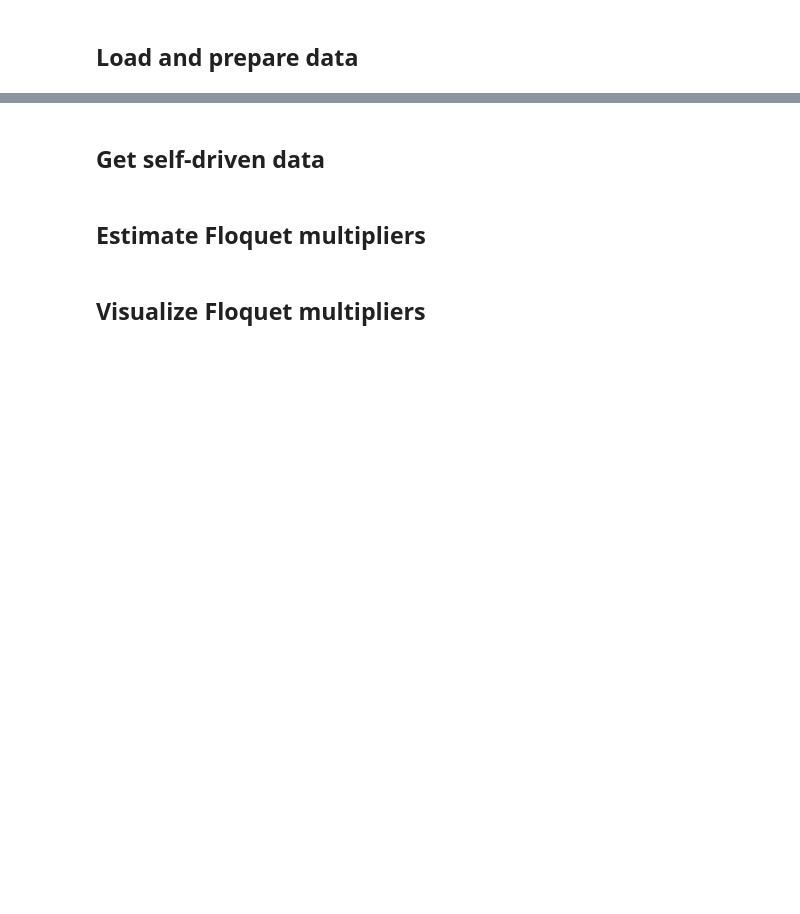
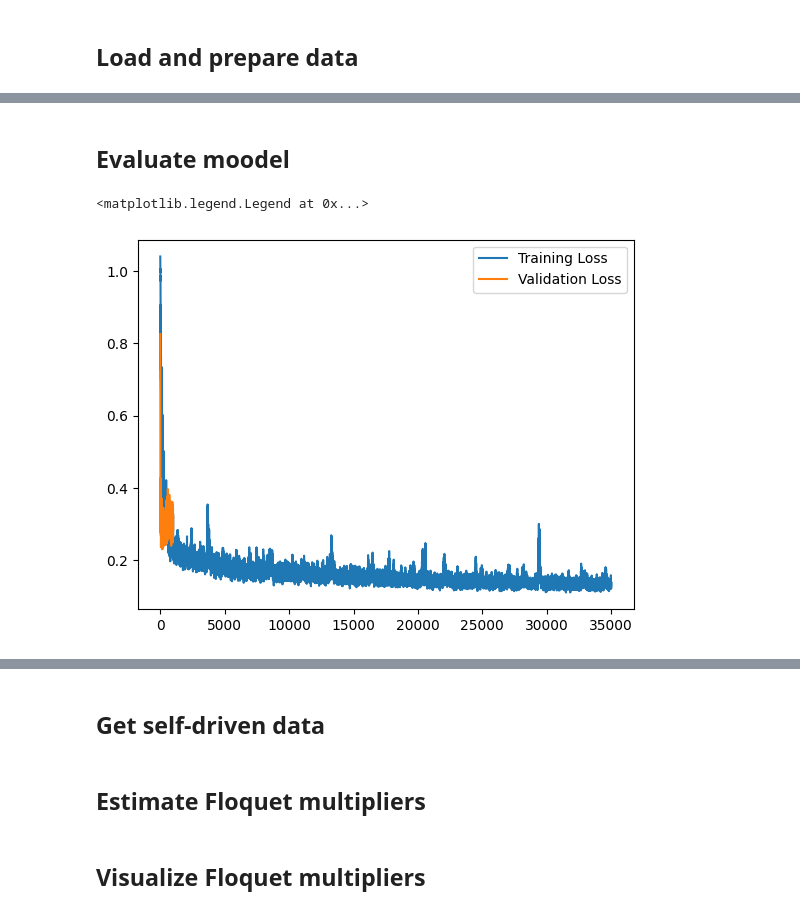
Before and after one commit to shinyoungkang1/NeuralODE, a Jupyter notebook: DDFA_NODE/Demo.ipynb, the cells around one changed output, grey strips where cells are left out. Cells and saved outputs as stored; diff of their text form; code cells hidden in the pictures; blank space fills up the shorter version.

Commit message:
added data generation and improved training

```diff
--- a/DDFA_NODE/Demo.ipynb
+++ b/DDFA_NODE/Demo.ipynb
@@ -36,4 +23,5 @@ data = load_data_normalize(6, '/home/michael/Synology/Desktop/Data/Julia/data/hu
 # %%
 # time_delayed_data, k, τ = ddfa_node.embed_data(data, maxlags=500)
-time_delayed_data = ddfa_node.takens_embedding(data, 19, 9)
+τ, k = 19, 9
+time_delayed_data = ddfa_node.takens_embedding(data, τ, k)
 # %% [markdown]
@@ -58,15 +52,3 @@ samp_ts = torch.from_numpy(samp_ts).float().to(device)
 val_num = ts_num / tot_num * data_val.shape[1]
 val_ts = np.linspace(0, val_num, data_val.shape[1])
 val_ts = torch.from_numpy(val_ts).float().to(device)
-# %%
-latent_dim = 16
-n_hidden = 128
-dec_hidden = 64
-obs_dim = data_train.shape[-1]
-rnn_hidden = 64
-n_itrs = 3000
-noise_std = 0.2
-lr = 5e-5
-
-
-model = ddfa_node.train_network(data_train=data_train, data_val=data_val, device=device, samp_ts=samp_ts, val_ts=val_ts, n_itrs=n_itrs, latent_dim=latent_dim, n_hidden=n_hidden, obs_dim=obs_dim, rnn_hidden=rnn_hidden, dec_hidden=dec_hidden, batch_size=batch_size, lr=lr)
@@ -97,0 +55,12 @@ plt.show()
+# %%
+batch_size = 32
+latent_dim = 16
+n_hidden = 32
+dec_hidden = 16
+obs_dim = data_train.shape[-1]
+rnn_hidden = 64
+n_itrs = 1000
+lr = 8e-3
+
+# train from scratch:
+func, rec, dec, train_losses, val_losses = ddfa_node.train_network(data_train=data_train, data_val=data_val, device=device, samp_ts=samp_ts, val_ts=val_ts, n_itrs=n_itrs, latent_dim=latent_dim, n_hidden=n_hidden, obs_dim=obs_dim, rnn_hidden=rnn_hidden, dec_hidden=dec_hidden, batch_size=batch_size, lr=lr)
@@ -97,0 +70,3 @@ plt.show()
+# %%
+# further train existing model
+func, rec, dec, train_losses, val_losses = ddfa_node.train_network(func=func, rec=rec, dec=dec, data_train=data_train, data_val=data_val, device=device, samp_ts=samp_ts, val_ts=val_ts, n_itrs=n_itrs, latent_dim=latent_dim, n_hidden=n_hidden, obs_dim=obs_dim, rnn_hidden=rnn_hidden, dec_hidden=dec_hidden, batch_size=batch_size, lr=lr)
@@ -97,0 +82,9 @@ plt.show()
+# %% [markdown]
+## Evaluate moodel
+# %%
+plt.plot(train_losses, label="Training Loss")
+plt.plot(val_losses, label="Validation Loss")
+plt.legend()
+# %% [output]
+<matplotlib.legend.Legend at 0x...>
+[figure, added]
```
Also changed, not shown: parts of 15 cells of this notebook, 3 other files.
